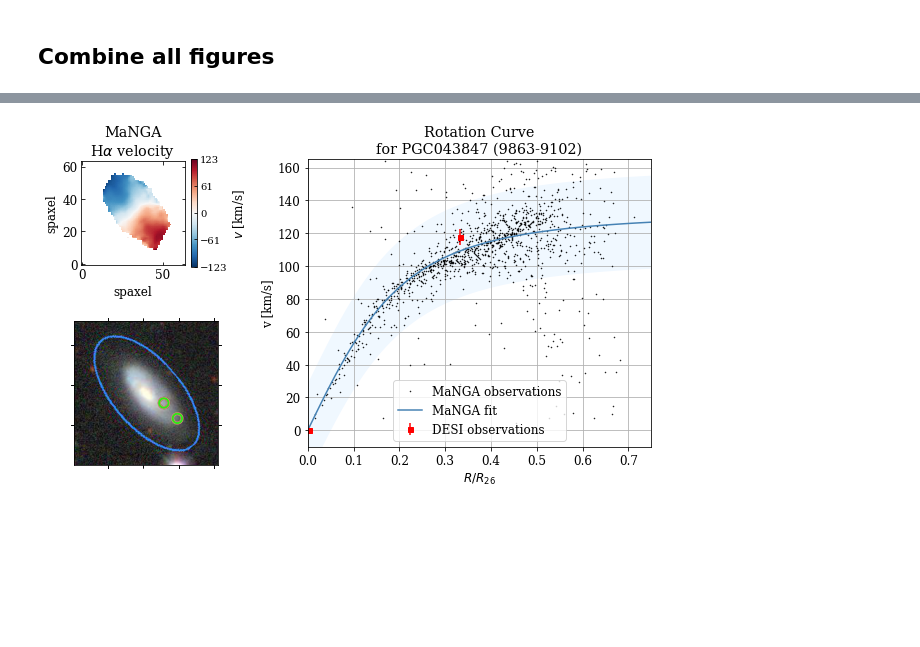
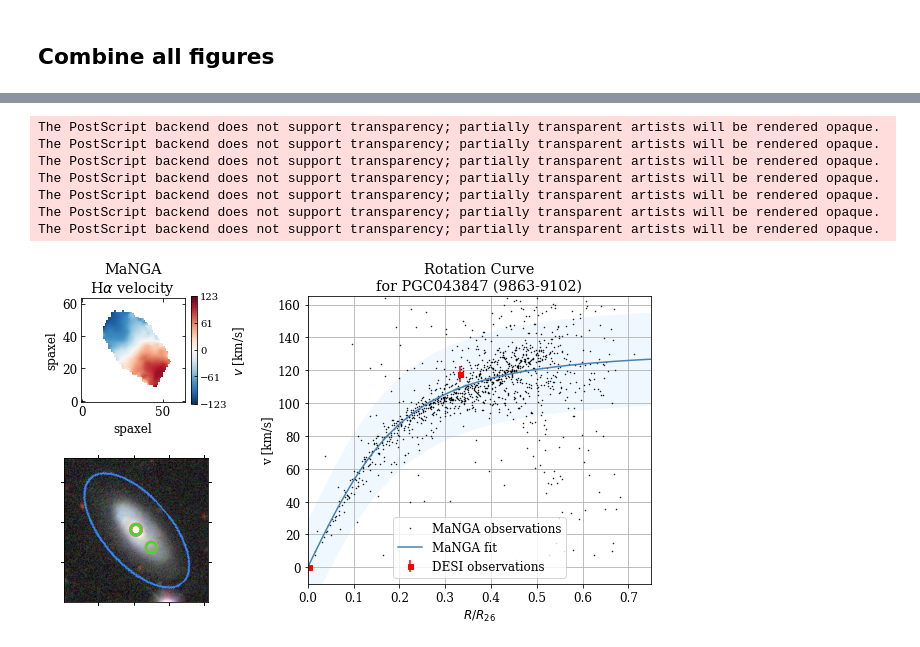
Before and after one commit to DESI-UR/DESI_SGA, a Jupyter notebook: MaNGA/PV_MaNGA_rot_curve.ipynb, the cells around one changed output, grey strips where cells are left out. Drawn from its saved outputs; the diff is of its cells as text; code cells hidden in the pictures; blank space fills up the shorter version.

Commit message:
Combined rotation curve, velocity map, and image cutout into one figure

```diff
--- a/MaNGA/PV_MaNGA_rot_curve.ipynb
+++ b/MaNGA/PV_MaNGA_rot_curve.ipynb
@@ -582,29 +486,24 @@ ax1.set_ylabel('spaxel')
 ####################################################################################
 # Legacy survey cutout
 #-----------------------------------------------------------------------------------
-ax2 = fig.add_axes([0, 0.05, 0.4, 0.4], projection=wcs)
-'''
-saved_img_file = '../Figures/9863-9102_cutout.png'
-saved_img = mpl.image.imread(saved_img_file)
+ax2 = fig.add_axes([0.01, 0.05, 0.35, 0.4], projection=wcs)
 
-ax2.imshow(saved_img)
-'''
 ax2.imshow(np.flip(img, axis=0))
 
-r1_c = SphericalCircle((SGA_info['RA'][0] * u.deg, SGA_info['DEC'][0] * u.deg),
-                       2 * u.arcsec,
+r1_c = SphericalCircle((SGA_info['RA'][0]*u.deg, SGA_info['DEC'][0]*u.deg),
+                       2*u.arcsec,
                        edgecolor='black',
                        facecolor='none',
                        alpha=0.8,
                        lw=3,
-                       transform=ax.get_transform('icrs'))
-r2_c = SphericalCircle((SGA_info['RA'][0] * u.deg, SGA_info['DEC'][0] * u.deg),
-                       2 * u.arcsec,
+                       transform=ax2.get_transform('icrs'))
+r2_c = SphericalCircle((SGA_info['RA'][0]*u.deg, SGA_info['DEC'][0]*u.deg),
+                       2*u.arcsec,
                        edgecolor='red',
                        facecolor='none',
                        alpha=0.8,
                        lw=2,
-                       transform=ax.get_transform('icrs'))
+                       transform=ax2.get_transform('icrs'))
 ax2.add_patch(r1_c)
 ax2.add_patch(r2_c)
 
@@ -614,12 +513,20 @@ for tft in gal_PV_obs:
 
         # Add the location of the SDSS and DESI fibers.
         # SDSS fibers are 2" diameter, DESI is 107 um with 70 um/" plate scale.
-        r1 = SphericalCircle((ra * u.deg, dec * u.deg), 2 * u.arcsec,
-                             edgecolor='lightcoral', facecolor='none', alpha=1, lw=3,
-                             transform=ax.get_transform('icrs'))
-        r2 = SphericalCircle((ra * u.deg, dec * u.deg), 2 * u.arcsec,
-                             edgecolor='lime', facecolor='none', alpha=0.8, lw=2,
-                             transform=ax.get_transform('icrs'))
+        r1 = SphericalCircle((ra*u.deg, dec*u.deg),
+                             2*u.arcsec,
+                             edgecolor='lightcoral',
+                             facecolor='none',
+                             alpha=1,
+                             lw=3,
+                             transform=ax2.get_transform('icrs'))
+        r2 = SphericalCircle((ra*u.deg, dec*u.deg),
+                             2*u.arcsec,
+                             edgecolor='lime',
+                             facecolor='none',
+                             alpha=0.8,
+                             lw=2,
+                             transform=ax2.get_transform('icrs'))
         ax2.add_patch(r1)
         ax2.add_patch(r2)
 
@@ -638,32 +545,40 @@ ax3.fill_between(r,
                  Velocity_curve+stdevs,
                  facecolor='aliceblue')
 
 ax3.plot(rm_deproj, np.abs(vm_deproj), 'k.', markersize=1, label='MaNGA observations')
 
 ax3.plot(r, Velocity_curve, c='steelblue', label='MaNGA fit')
 
 ax3.errorbar(gal_PV_obs['SKY_FIBER_DIST_R26'],
              gal_PV_obs['V'],
              yerr=gal_PV_obs['VERR'],
              fmt='rs',
              markersize=5,
              label='DESI observations')
 
 plot_title = 'Rotation Curve\nfor {gname}'.format(gname = str(SGA_info['GALAXY'][0])) + ' (' + gal_id + ')'
 
 ax3.set(xlabel='$R/R_{26}$',
         ylabel='v [km/s]',
         xlim=(0,0.75),
         ylim=(-10, 1.25*V_max),
         title=plot_title)
 
 handles, labels = ax3.get_legend_handles_labels()
 unique = [(h, l) for i, (h, l) in enumerate(zip(handles, labels)) if l not in labels[:i]]
 ax3.legend(*zip(*unique), fontsize=12)
 
 ax3.grid(b=True)
 ####################################################################################
 
-plt.savefig('../Figures/{}_multi.png'.format(gal_id), dpi=120)
+#plt.savefig('../Figures/{}_multi.png'.format(gal_id), dpi=120)
+plt.savefig('../Figures/{}_multi.eps'.format(gal_id), format='eps', dpi=120)
 # %% [output]
+The PostScript backend does not support transparency; partially transparent artists will be rendered opaque.
+The PostScript backend does not support transparency; partially transparent artists will be rendered opaque.
+The PostScript backend does not support transparency; partially transparent artists will be rendered opaque.
+The PostScript backend does not support transparency; partially transparent artists will be rendered opaque.
+The PostScript backend does not support transparency; partially transparent artists will be rendered opaque.
+The PostScript backend does not support transparency; partially transparent artists will be rendered opaque.
+The PostScript backend does not support transparency; partially transparent artists will be rendered opaque.
-[figure, old version]
+[figure, new version]
```
Also changed, not shown: parts of 1 cell of this notebook.
